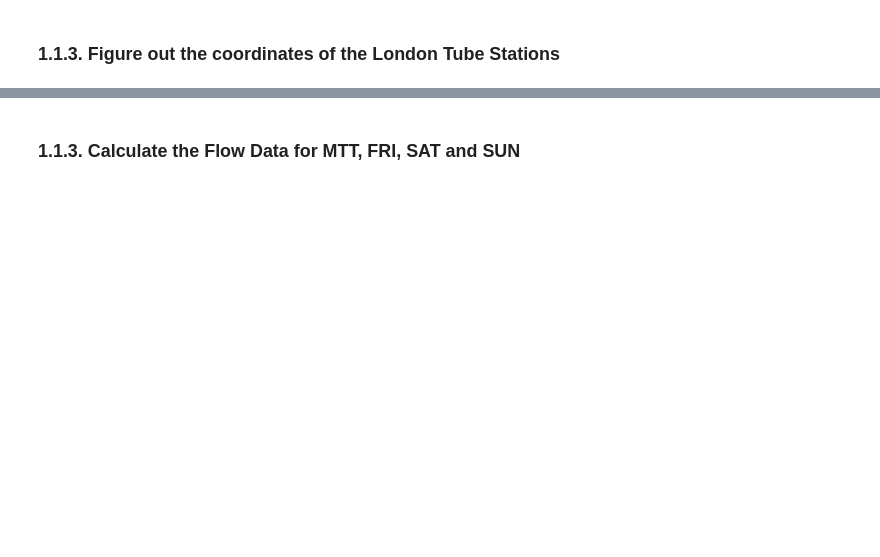
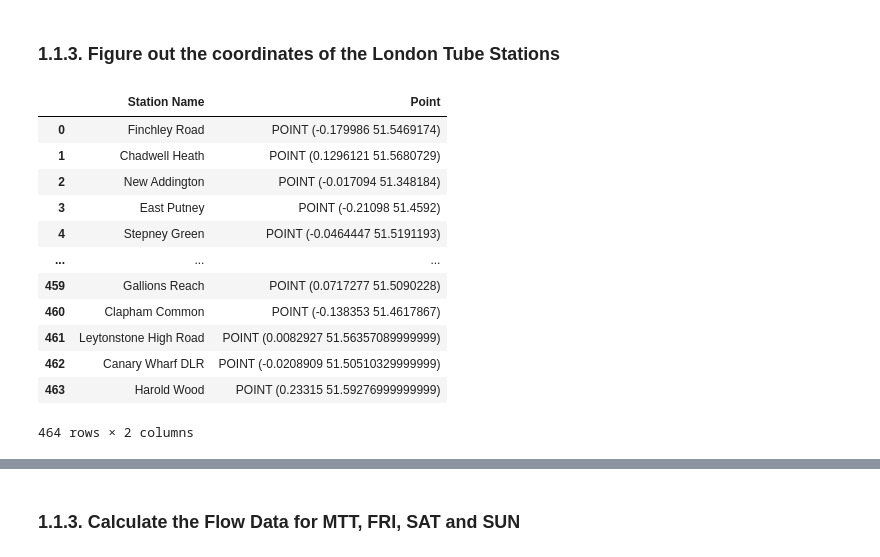
Before and after one commit to PranovSarath/Spatio_Temporal_SEIR_Model, a Jupyter notebook: origin-destination-matrix.ipynb, the cells around one changed output, grey strips where cells are left out. Saved outputs shown, nothing was run; the diff lists cells and outputs as text; code cells hidden in the pictures; blank space fills up the shorter version.

```diff
--- a/origin-destination-matrix.ipynb
+++ b/origin-destination-matrix.ipynb
@@ -56,24 +148,38 @@ df_stations
 # %%
 # Initialize the Nominatim geocoder
 #using GoogleMaps API
-geolocator = GoogleV3(api_key='AIzaSyAVnb7ljcNMRkV0B40OFW0VTIT6PB-e-hw')
+geolocator = GoogleV3(api_key='AIzaSyBzvnPRQBTgaPOrm_vVEMBMIg3zNelkXPI')
 geolocator.geocode("Waterloo London Underground").point
 
 # Function to get the Point for each station name
 def fn_get_point_gmaps(station_name):
     location = geolocator.geocode(station_name + " Station, London, UK").point
     if location:
         return Point(location.longitude, location.latitude)  # Note: Longitude comes first, then Latitude
     else:
         location = geolocator.geocode(station_name + " , London, UK").point
         if location:
             return Point(location.longitude, location.latitude)
         else:
             return None
 
 # Apply the function to the 'StationName' column and create a new 'Point' column
 df_stations['Point'] = df_stations['Station Name'].apply(fn_get_point_gmaps)
 df_stations
+# %% [output]
+|  | Station Name | Point |
+| 0 | Finchley Road | POINT (-0.179986 51.5469174) |
+| 1 | Chadwell Heath | POINT (0.1296121 51.5680729) |
+| 2 | New Addington | POINT (-0.017094 51.348184) |
+| 3 | East Putney | POINT (-0.21098 51.4592) |
+| 4 | Stepney Green | POINT (-0.0464447 51.5191193) |
+| ... | ... | ... |
+| 459 | Gallions Reach | POINT (0.0717277 51.5090228) |
+| 460 | Clapham Common | POINT (-0.138353 51.4617867) |
+| 461 | Leytonstone High Road | POINT (0.0082927 51.56357089999999) |
+| 462 | Canary Wharf DLR | POINT (-0.0208909 51.50510329999999) |
+| 463 | Harold Wood | POINT (0.23315 51.59276999999999) |
+464 rows × 2 columns
 # %%
 df_stations = df_stations.rename(columns={'Point':'geometry'})
 gdf_stations = gpd.GeoDataFrame(df_stations, crs='epsg:4326')
```
Also changed, not shown: parts of 17 cells of this notebook, 25 other files.
